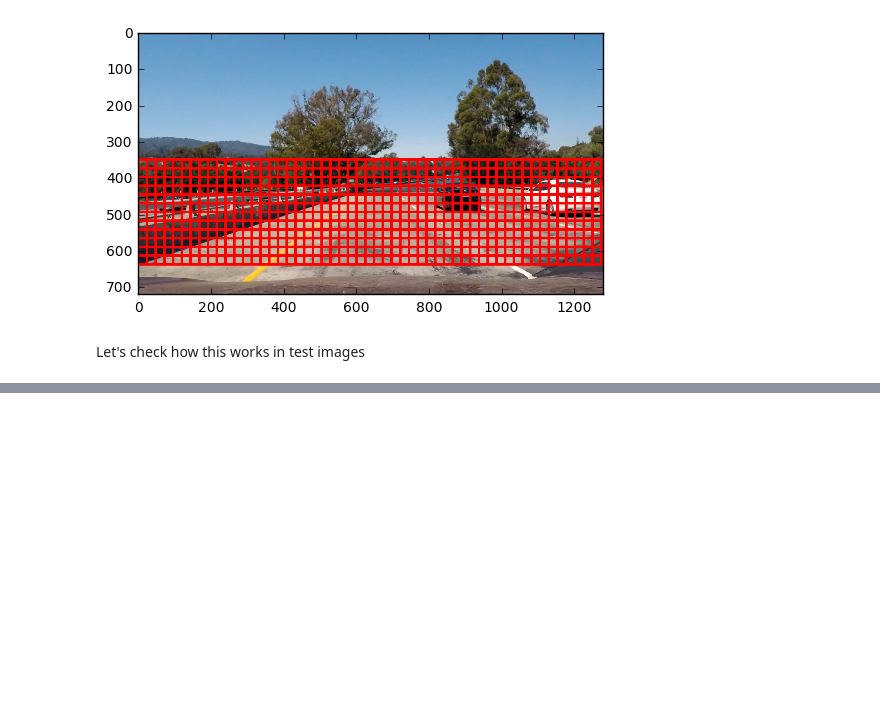
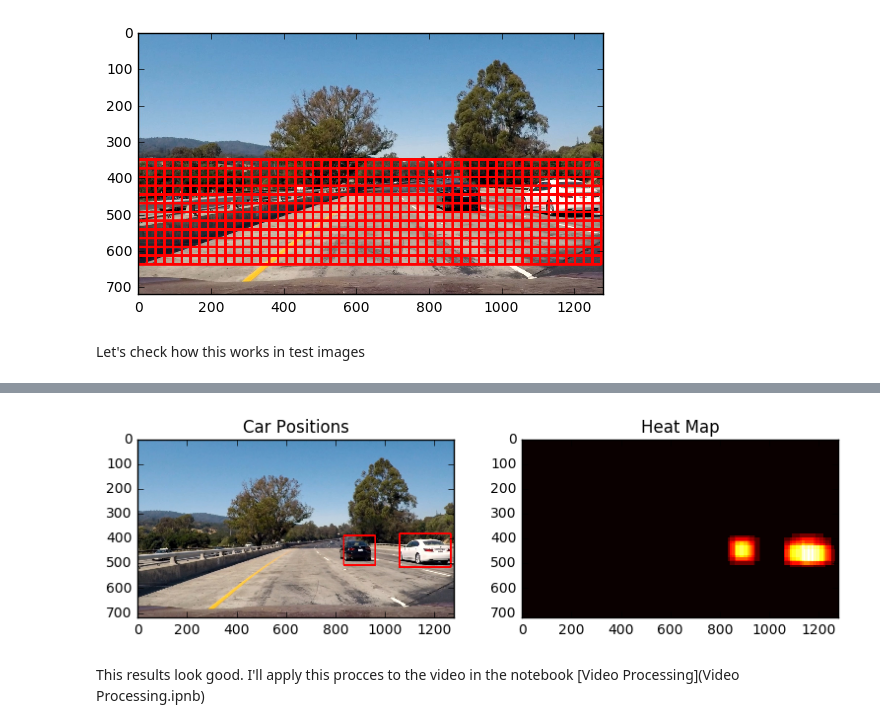
Before and after one commit to albertoferna/CarND-Vehicle-Detection, a Jupyter notebook: Vehicle Detection.ipynb, the cells around one changed output, grey strips where cells are left out. Saved outputs shown, nothing was run; the diff lists cells and outputs as text; code cells hidden in the pictures; blank space fills up the shorter version.

```diff
--- a/Vehicle Detection.ipynb
+++ b/Vehicle Detection.ipynb
@@ -188,0 +223,37 @@ fig.set_size_inches(14,8)
+# %%
+car_boxes = []
+heat = np.zeros_like(test_image[:,:,0]).astype(np.float)
+test_image = cv2.imread('./test_images/test1.jpg')
+
+# Take several scales and detect boxes. Add all boxes to a list
+scales = [1, 1.25, 1.5, 2]
+for scal in scales:
+    car_boxes += find_cars(test_image, ystart, ystop, scal, classifier, scaler)
+
+
+# Add heat to each box in box list
+heat = add_heat(heat,car_boxes)
+
+# Apply threshold to help remove false positives
+heat = apply_threshold(heat,1)
+
+# Visualize the heatmap when displaying
+heatmap = np.clip(heat, 0, 255)
+
+# Find final boxes from heatmap using label function
+labels = label(heatmap)
+draw_img = draw_labeled_bboxes(np.copy(test_image), labels)
+
+fig = plt.figure()
+plt.subplot(121)
+plt.imshow(toRGB(draw_img))
+plt.title('Car Positions')
+plt.subplot(122)
+plt.imshow(heatmap, cmap='hot')
+plt.title('Heat Map')
+fig.tight_layout()
+fig.set_size_inches(8,10)
+# %% [output]
+[figure, added]
+# %% [markdown]
+This results look good. I'll apply this procces to the video in the notebook [Video Processing](Video Processing.ipnb)
```
Also changed, not shown: parts of 17 cells of this notebook, 14 other files.
